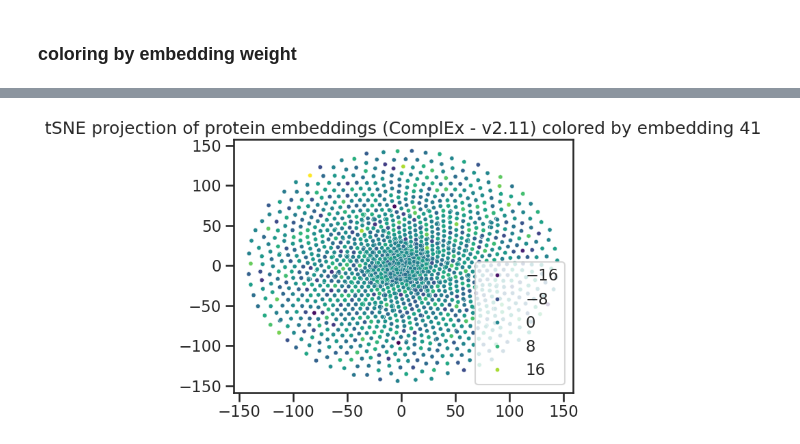
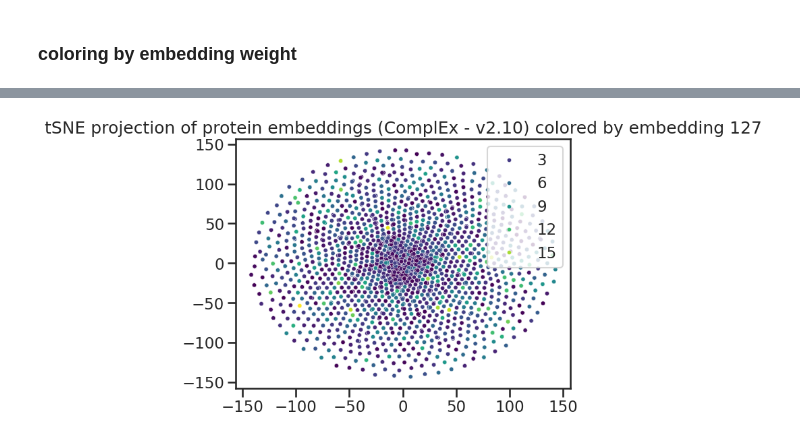
Before and after one commit to yazid-hoblos/GNN-Sepsis, a Jupyter notebook: notebooks/viz/latent_space.ipynb, the cells around one changed output, grey strips where cells are left out. Cells and saved outputs as stored; diff of their text form; code cells hidden in the pictures.

```diff
--- a/notebooks/viz/latent_space.ipynb
+++ b/notebooks/viz/latent_space.ipynb
@@ -176,7 +265,6 @@ plt.show()
 ## 2. proteins node embeddings
 # %%
 model='ComplEx'
-version='v2.11'
 # %%
 df=_load_filtered_entities(model,version,'Protein')
 df.iloc[:,5:df.shape[1]-1]
@@ -267,7 +357,7 @@ blueish_gradient = LinearSegmentedColormap.from_list(
 )
 # %%
 # == color by gradient by embedding value
-emb=41
+emb=127
 # %%
 import numpy as np
 import matplotlib.pyplot as plt
@@ -327,7 +418,7 @@ plt.show()
 # %%
-sns.scatterplot(x=embedding_tsne[:,0], y=embedding_tsne[:,1], hue=df.iloc[:,5+emb], palette='viridis', s=20)
+sns.scatterplot(x=embedding_tsne[:,0], y=embedding_tsne[:,1], hue=np.abs(df.iloc[:,5+emb]), palette='viridis', s=20)
 plt.title(f'tSNE projection of protein embeddings ({model} - {version}) colored by embedding {emb}')
 plt.legend()
 plt.show()
 # %% [output]
-[figure, old version]
+[figure, new version]
```
Also changed, not shown: parts of 10 cells of this notebook, 2 other files.
